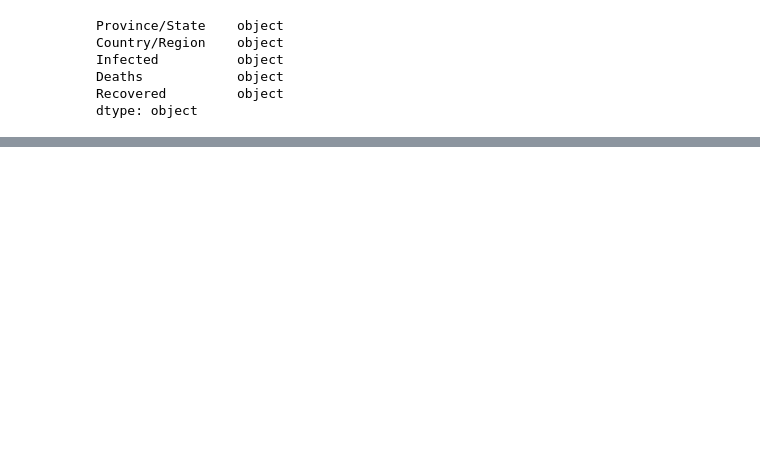
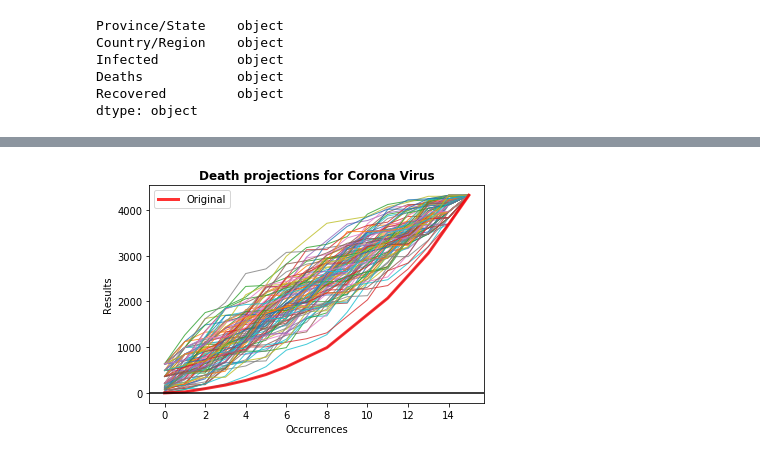
Before and after one commit to sselvakularanjan/FinTech-Project-1, a Jupyter notebook: JCP_Automated_CV_data.ipynb, the cells around one changed output, grey strips where cells are left out. Saved outputs shown, nothing was run; the diff lists cells and outputs as text; code cells hidden in the pictures; blank space fills up the shorter version.

```diff
--- a/JCP_Automated_CV_data.ipynb
+++ b/JCP_Automated_CV_data.ipynb
@@ -540,0 +554,6 @@ CV_cumulative_returns.plot(legend=None, title=plot_title, figsize=(15,10))
+# %%
+mc_deaths = all_sum_cv['Deaths'].montecarlo(sims=100, bust=-0.1, goal=1)
+# %%
+mc_deaths.plot(title='Death projections for Corona Virus')
+# %% [output]
+[figure, added]
```
Also changed, not shown: parts of 43 cells of this notebook.
